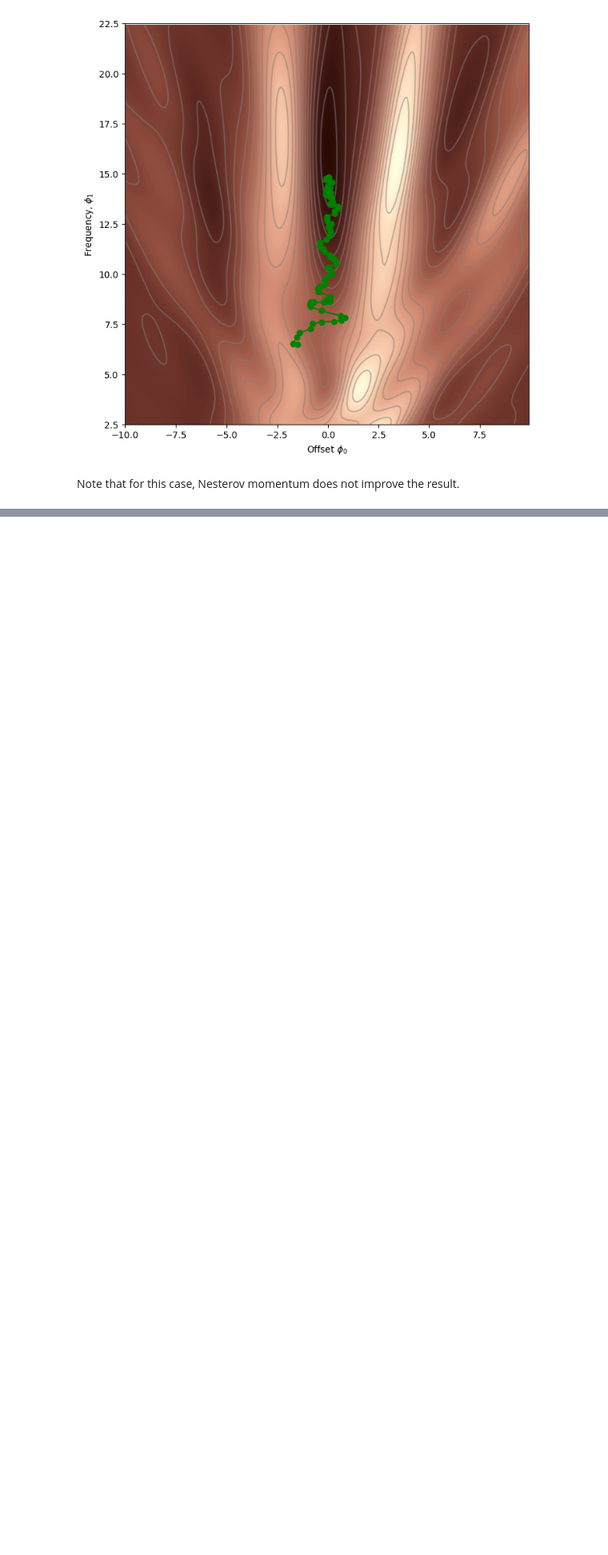
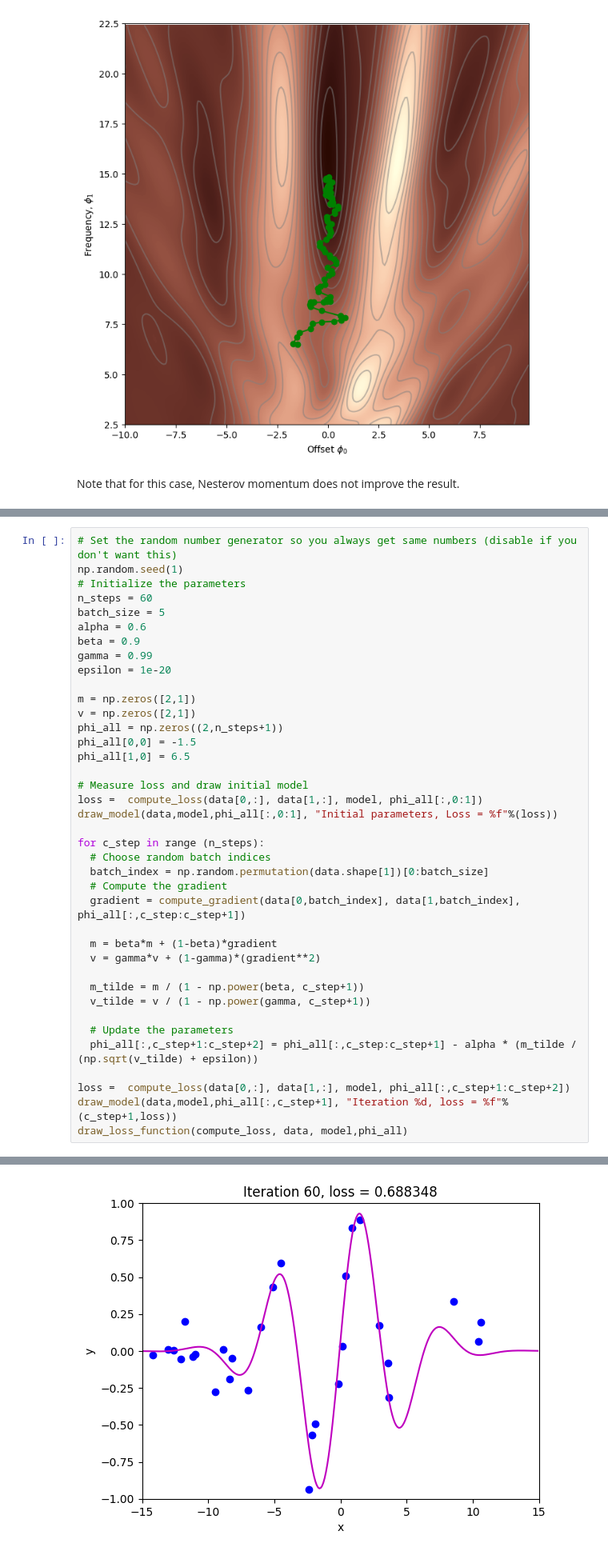
Before and after one commit to Janidu-V/NeuralNetworks, a Jupyter notebook: Notebooks/Chap06/6_4_Momentum.ipynb, the cells around one changed output, grey strips where cells are left out. Shown at 80% size. Cells and saved outputs as stored; diff of their text form; blank space fills up the shorter version.

```diff
--- a/Notebooks/Chap06/6_4_Momentum.ipynb
+++ b/Notebooks/Chap06/6_4_Momentum.ipynb
@@ -237,0 +240,40 @@ Note that for this case, Nesterov momentum does not improve the result.
+# %%
+# Set the random number generator so you always get same numbers (disable if you don't want this)
+np.random.seed(1)
+# Initialize the parameters
+n_steps = 60
+batch_size = 5
+alpha = 0.6
+beta = 0.9
+gamma = 0.99
+epsilon = 1e-20
+
+m = np.zeros([2,1])
+v = np.zeros([2,1])
+phi_all = np.zeros((2,n_steps+1))
+phi_all[0,0] = -1.5
+phi_all[1,0] = 6.5
+
+# Measure loss and draw initial model
+loss =  compute_loss(data[0,:], data[1,:], model, phi_all[:,0:1])
+draw_model(data,model,phi_all[:,0:1], "Initial parameters, Loss = %f"%(loss))
+
+for c_step in range (n_steps):
+  # Choose random batch indices
+  batch_index = np.random.permutation(data.shape[1])[0:batch_size]
+  # Compute the gradient
+  gradient = compute_gradient(data[0,batch_index], data[1,batch_index],  phi_all[:,c_step:c_step+1])
+
+  m = beta*m + (1-beta)*gradient
+  v = gamma*v + (1-gamma)*(gradient**2)
+
+  m_tilde = m / (1 - np.power(beta, c_step+1))
+  v_tilde = v / (1 - np.power(gamma, c_step+1))
+
+  # Update the parameters
+  phi_all[:,c_step+1:c_step+2] = phi_all[:,c_step:c_step+1] - alpha * (m_tilde / (np.sqrt(v_tilde) + epsilon))
+
+loss =  compute_loss(data[0,:], data[1,:], model, phi_all[:,c_step+1:c_step+2])
+draw_model(data,model,phi_all[:,c_step+1], "Iteration %d, loss = %f"%(c_step+1,loss))
+draw_loss_function(compute_loss, data, model,phi_all)
+# %% [output]
@@ -237,0 +281 @@ Note that for this case, Nesterov momentum does not improve the result.
+[figure, added]
```
Also changed, not shown: parts of 3 cells of this notebook.
